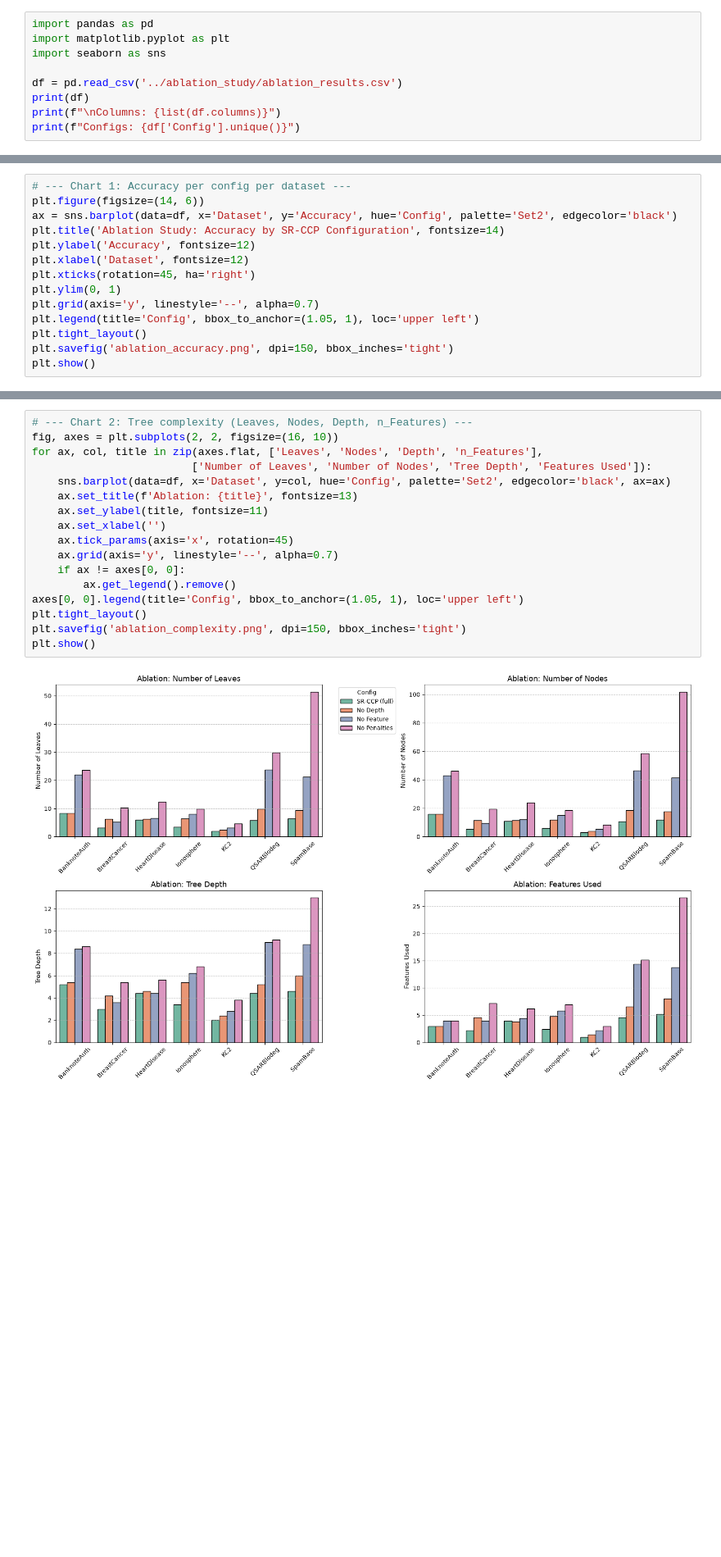
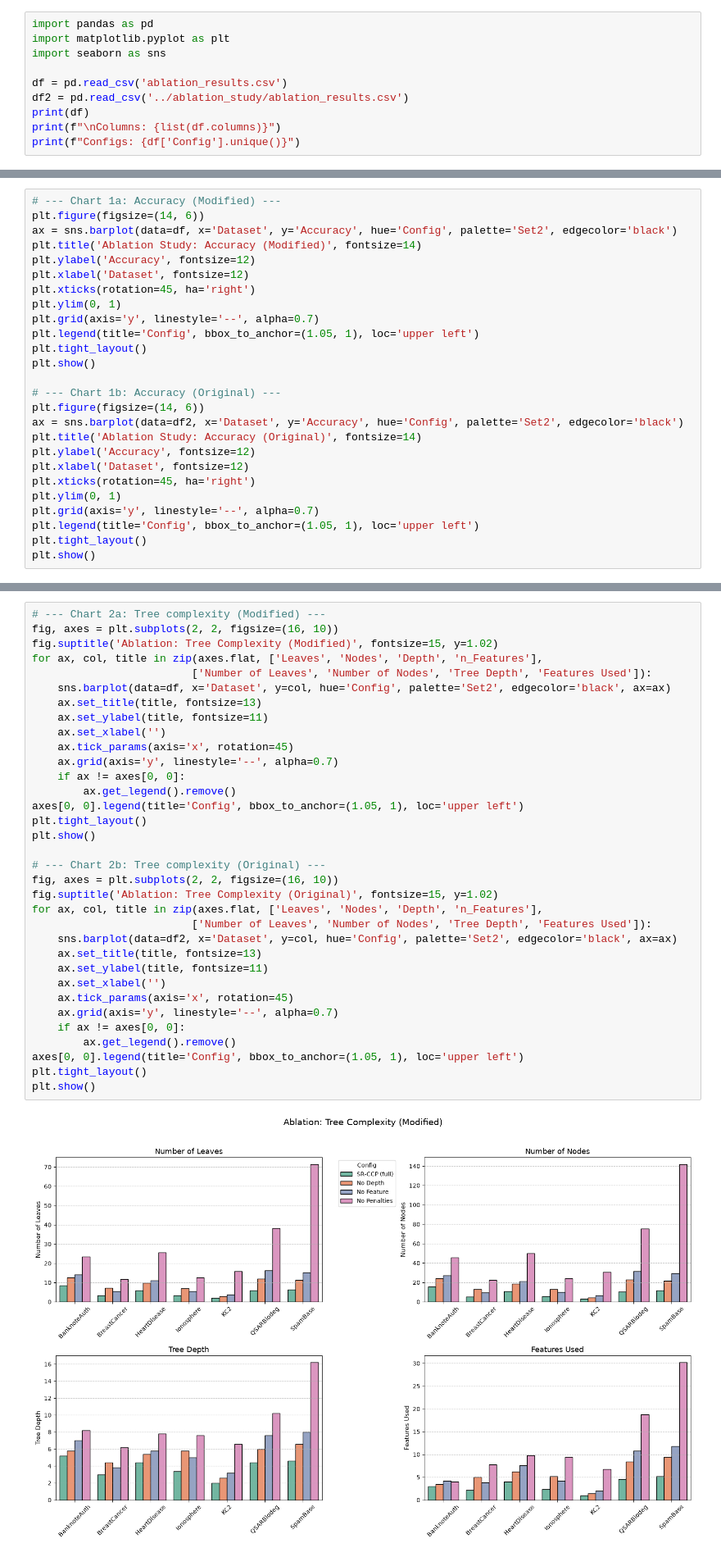
Before and after one commit to OmarJR18/SR-CPP-IJCDS_alt, a Jupyter notebook: ab/ablation_plots.ipynb, the cells around one changed output, grey strips where cells are left out. Shown at 82% size. Saved outputs shown, nothing was run; the diff lists cells and outputs as text; blank space fills up the shorter version.

Commit message:
feat: final modifications of ablation results

```diff
--- a/ab/ablation_plots.ipynb
+++ b/ab/ablation_plots.ipynb
@@ -3,7 +3,8 @@ import pandas as pd
 import matplotlib.pyplot as plt
 import seaborn as sns
 
-df = pd.read_csv('../ablation_study/ablation_results.csv')
+df = pd.read_csv('ablation_results.csv')
+df2 = pd.read_csv('../ablation_study/ablation_results.csv')
 print(df)
 print(f"\nColumns: {list(df.columns)}")
 print(f"Configs: {df['Config'].unique()}")
@@ -38,9 +53,9 @@ No Penalties     0.8758  20.2571  39.5143  7.4857      9.8857
 SR-CCP (full)    0.8947   5.0286   9.0571  3.8571      3.2000
 # %%
-# --- Chart 1: Accuracy per config per dataset ---
+# --- Chart 1a: Accuracy (Modified) ---
 plt.figure(figsize=(14, 6))
 ax = sns.barplot(data=df, x='Dataset', y='Accuracy', hue='Config', palette='Set2', edgecolor='black')
-plt.title('Ablation Study: Accuracy by SR-CCP Configuration', fontsize=14)
+plt.title('Ablation Study: Accuracy (Modified)', fontsize=14)
 plt.ylabel('Accuracy', fontsize=12)
 plt.xlabel('Dataset', fontsize=12)
 plt.xticks(rotation=45, ha='right')
@@ -48,6 +63,18 @@ plt.ylim(0, 1)
 plt.grid(axis='y', linestyle='--', alpha=0.7)
 plt.legend(title='Config', bbox_to_anchor=(1.05, 1), loc='upper left')
 plt.tight_layout()
-plt.savefig('ablation_accuracy.png', dpi=150, bbox_inches='tight')
 plt.show()
+
+# --- Chart 1b: Accuracy (Original) ---
+plt.figure(figsize=(14, 6))
+ax = sns.barplot(data=df2, x='Dataset', y='Accuracy', hue='Config', palette='Set2', edgecolor='black')
+plt.title('Ablation Study: Accuracy (Original)', fontsize=14)
+plt.ylabel('Accuracy', fontsize=12)
+plt.xlabel('Dataset', fontsize=12)
+plt.xticks(rotation=45, ha='right')
+plt.ylim(0, 1)
+plt.grid(axis='y', linestyle='--', alpha=0.7)
+plt.legend(title='Config', bbox_to_anchor=(1.05, 1), loc='upper left')
+plt.tight_layout()
+plt.show()
 # %% [output]
@@ -55,19 +83,36 @@ plt.show()
 # %%
-# --- Chart 2: Tree complexity (Leaves, Nodes, Depth, n_Features) ---
+# --- Chart 2a: Tree complexity (Modified) ---
 fig, axes = plt.subplots(2, 2, figsize=(16, 10))
+fig.suptitle('Ablation: Tree Complexity (Modified)', fontsize=15, y=1.02)
 for ax, col, title in zip(axes.flat, ['Leaves', 'Nodes', 'Depth', 'n_Features'],
                          ['Number of Leaves', 'Number of Nodes', 'Tree Depth', 'Features Used']):
     sns.barplot(data=df, x='Dataset', y=col, hue='Config', palette='Set2', edgecolor='black', ax=ax)
-    ax.set_title(f'Ablation: {title}', fontsize=13)
+    ax.set_title(title, fontsize=13)
     ax.set_ylabel(title, fontsize=11)
     ax.set_xlabel('')
     ax.tick_params(axis='x', rotation=45)
     ax.grid(axis='y', linestyle='--', alpha=0.7)
     if ax != axes[0, 0]:
         ax.get_legend().remove()
 axes[0, 0].legend(title='Config', bbox_to_anchor=(1.05, 1), loc='upper left')
 plt.tight_layout()
-plt.savefig('ablation_complexity.png', dpi=150, bbox_inches='tight')
 plt.show()
+
+# --- Chart 2b: Tree complexity (Original) ---
+fig, axes = plt.subplots(2, 2, figsize=(16, 10))
+fig.suptitle('Ablation: Tree Complexity (Original)', fontsize=15, y=1.02)
+for ax, col, title in zip(axes.flat, ['Leaves', 'Nodes', 'Depth', 'n_Features'],
+                         ['Number of Leaves', 'Number of Nodes', 'Tree Depth', 'Features Used']):
+    sns.barplot(data=df2, x='Dataset', y=col, hue='Config', palette='Set2', edgecolor='black', ax=ax)
+    ax.set_title(title, fontsize=13)
+    ax.set_ylabel(title, fontsize=11)
+    ax.set_xlabel('')
+    ax.tick_params(axis='x', rotation=45)
+    ax.grid(axis='y', linestyle='--', alpha=0.7)
+    if ax != axes[0, 0]:
+        ax.get_legend().remove()
+axes[0, 0].legend(title='Config', bbox_to_anchor=(1.05, 1), loc='upper left')
+plt.tight_layout()
+plt.show()
 # %% [output]
-[figure, old version]
+[figure, new version]
```
Also changed, not shown: parts of 5 cells of this notebook, 2 other files.
